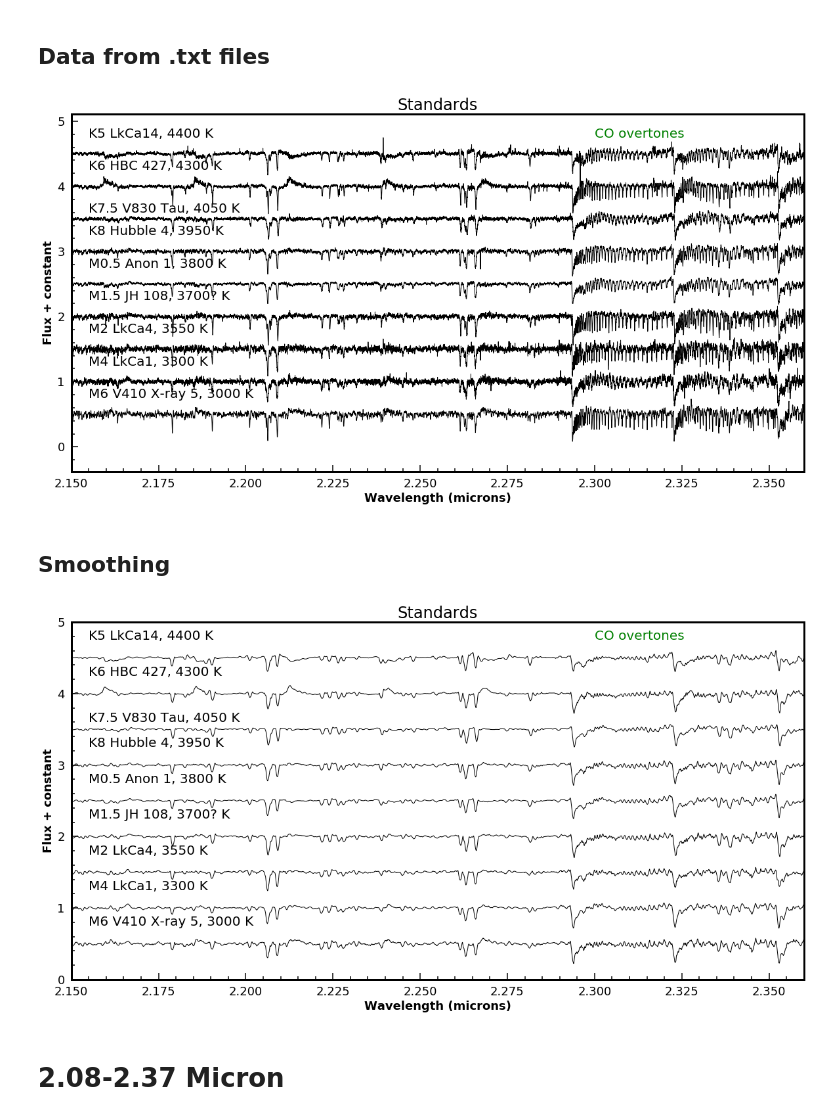
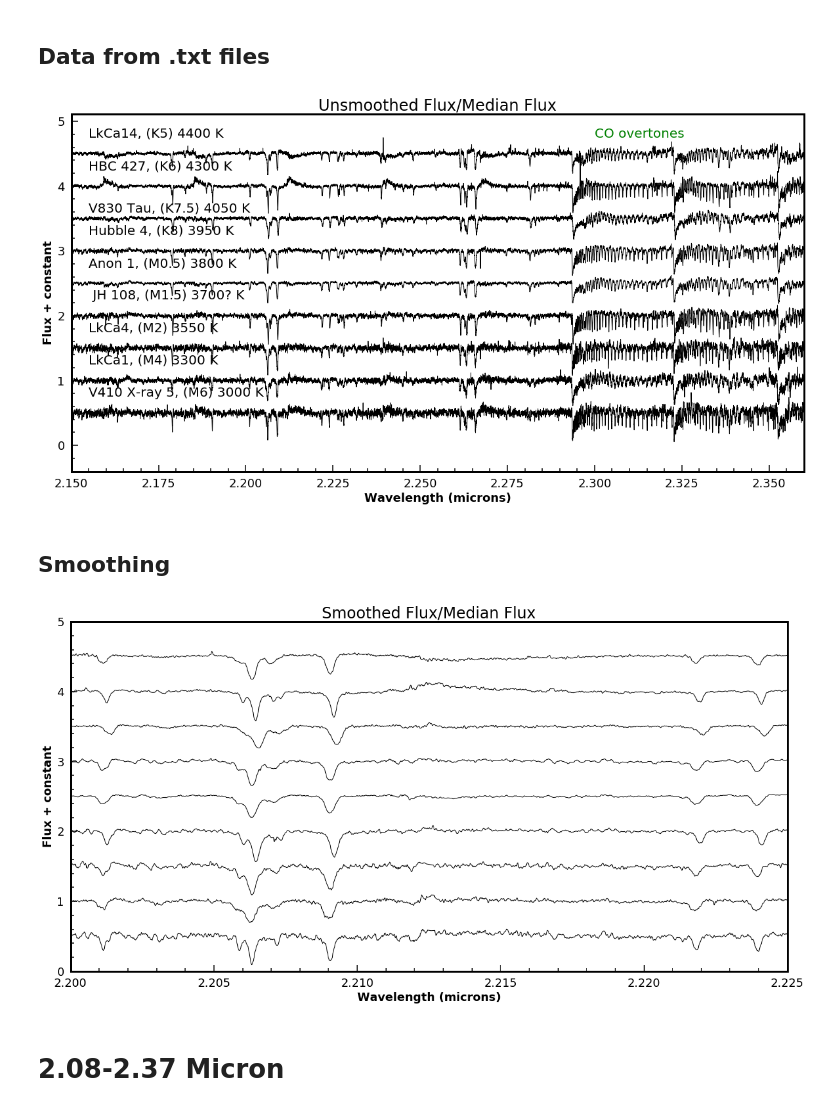
Before and after one commit to SavOliveira/IGRINS-Spectra, a Jupyter notebook: merged_standards_igrins.ipynb, the cells around one changed output. Cells and saved outputs as stored; diff of their text form; code cells hidden in the pictures.

```diff
--- a/merged_standards_igrins.ipynb
+++ b/merged_standards_igrins.ipynb
@@ -361,31 +361,31 @@ v830tau_medflux = median_filter(v830tau_flux,size=window_size)
 fig,ax = plt.subplots(figsize=(20,10))
 
 plt.plot(Lkca14_wavlen,Lkca14_flux/Lkca14_medflux+3.5,linewidth=1,c='black')
-ax.text(2.155,4.75,'K5 LkCa14, 4400 K')
+ax.text(2.155,4.75,'LkCa14, (K5) 4400 K')
 
 plt.plot(hbc427_wavlen,hbc427_flux/hbc427_medflux + 3,linewidth=1,c='black')
-ax.text(2.155,4.25,'K6 HBC 427, 4300 K')
+ax.text(2.155,4.25,'HBC 427, (K6) 4300 K')
 
 plt.plot(v830tau_wavlen,v830tau_flux/v830tau_medflux+2.5,linewidth=1,c='black')
-ax.text(2.155,3.6,'K7.5 V830 Tau, 4050 K')
+ax.text(2.155,3.6,'V830 Tau, (K7.5) 4050 K')
 
 plt.plot(hubble4_wavlen,hubble4_flux/hubble4_medflux + 2,linewidth=1,c='black')
-ax.text(2.155,3.25,'K8 Hubble 4, 3950 K')
+ax.text(2.155,3.25,'Hubble 4, (K8) 3950 K')
 
 plt.plot(anon1_wavlen,anon1_flux/anon1_medflux+1.5, linewidth=1,c='black')
-ax.text(2.155,2.75,'M0.5 Anon 1, 3800 K')
+ax.text(2.155,2.75,'Anon 1, (M0.5) 3800 K')
 
 plt.plot(jh108_wavlen,jh108_flux/jh108_medflux+1,linewidth=1,c='black')
-ax.text(2.155,2.25,'M1.5 JH 108, 3700? K')
+ax.text(2.155,2.25,' JH 108, (M1.5) 3700? K')
 
 plt.plot(Lkca4_wavlen,Lkca4_flux/Lkca4_medflux+0.5,linewidth=1,c='black')
-ax.text(2.155,1.75,'M2 LkCa4, 3550 K')
+ax.text(2.155,1.75,'LkCa4, (M2) 3550 K')
 
 plt.plot(Lkca1_wavlen,Lkca1_flux/Lkca1_medflux,linewidth=1,c='black')
-ax.text(2.155,1.25,'M4 LkCa1, 3300 K')
+ax.text(2.155,1.25,'LkCa1, (M4) 3300 K')
 
-plt.plot(v410_wavlen,savgol_filter(v410_flux/v410_medflux-0.5,window_length=11, polyorder=3),linewidth=1,c='black')
-ax.text(2.155,0.75,'M6 V410 X-ray 5, 3000 K')
+plt.plot(v410_wavlen,v410_flux/v410_medflux-0.5,linewidth=1,c='black')
+ax.text(2.155,0.75,'V410 X-ray 5, (M6) 3000 K')
 
 # CO Overtones
 ax.text(2.3,4.75,'CO overtones',color='g')
@@ -407,76 +407,80 @@ plt.xlim(2.15,2.36)
 plt.xlabel('Wavelength (microns)')
 plt.ylabel('Flux + constant')
 # plt.legend()
-plt.title('Standards')
+plt.title('Unsmoothed Flux/Median Flux')
 plt.savefig(fig_path+'standards_2.15_2.25.png')
 
 plt.show()
 # %% [output]
-[figure, old version]
+[figure, new version]
 # %% [markdown]
 ## Smoothing
 # %%
 # SciPy Savitzky-Golay filter settings
-filt_window = 101
-poly_order = 3
+filt_window = 3
+poly_order = 1
 # savgol_filter(x,window_length=filt_window,polyorder=poly_order)
 
 # Comment later because you're a lazy bum
 fig,ax = plt.subplots(figsize=(20,10))
 
 plt.plot(Lkca14_wavlen,savgol_filter(Lkca14_flux/Lkca14_medflux+3.5,window_length=filt_window,polyorder=poly_order),linewidth=1,c='black')
-ax.text(2.155,4.75,'K5 LkCa14, 4400 K')
+
 
 plt.plot(hbc427_wavlen,savgol_filter(hbc427_flux/hbc427_medflux+3,window_length=filt_window,polyorder=poly_order),linewidth=1,c='black')
-ax.text(2.155,4.25,'K6 HBC 427, 4300 K')
+
 
 plt.plot(v830tau_wavlen,savgol_filter(v830tau_flux/v830tau_medflux+2.5,window_length=filt_window,polyorder=poly_order),linewidth=1,c='black')
-ax.text(2.155,3.6,'K7.5 V830 Tau, 4050 K')
 
 plt.plot(hubble4_wavlen,savgol_filter(hubble4_flux/hubble4_medflux+2,window_length=filt_window,polyorder=poly_order),linewidth=1,c='black')
-ax.text(2.155,3.25,'K8 Hubble 4, 3950 K')
 
 plt.plot(anon1_wavlen,savgol_filter(anon1_flux/anon1_medflux+1.5,window_length=filt_window,polyorder=poly_order), linewidth=1,c='black')
-ax.text(2.155,2.75,'M0.5 Anon 1, 3800 K')
 
 plt.plot(jh108_wavlen,savgol_filter(jh108_flux/jh108_medflux+1,window_length=filt_window,polyorder=poly_order),linewidth=1,c='black')
-ax.text(2.155,2.25,'M1.5 JH 108, 3700? K')
 
 plt.plot(Lkca4_wavlen,savgol_filter(Lkca4_flux/Lkca4_medflux+0.5,window_length=filt_window,polyorder=poly_order),linewidth=1,c='black')
-ax.text(2.155,1.75,'M2 LkCa4, 3550 K')
 
 plt.plot(Lkca1_wavlen,savgol_filter(Lkca1_flux/Lkca1_medflux,window_length=filt_window,polyorder=poly_order),linewidth=1,c='black')
-ax.text(2.155,1.25,'M4 LkCa1, 3300 K')
 
 plt.plot(v410_wavlen,savgol_filter(v410_flux/v410_medflux-0.5,window_length=filt_window, polyorder=poly_order),linewidth=1,c='black')
-ax.text(2.155,0.75,'M6 V410 X-ray 5, 3000 K')
 
-# CO Overtones
-ax.text(2.3,4.75,'CO overtones',color='g')
+
+# ax.text(2.155,4.75,'K5 LkCa14, 4400 K')
+# ax.text(2.155,4.25,'K6 HBC 427, 4300 K')
+# ax.text(2.155,3.6,'K7.5 V830 Tau, 4050 K')
+# ax.text(2.155,3.25,'K8 Hubble 4, 3950 K')
+# ax.text(2.155,2.75,'M0.5 Anon 1, 3800 K')
+# ax.text(2.155,2.25,'M1.5 JH 108, 3700? K')
+# ax.text(2.155,1.75,'M2 LkCa4, 3550 K')
+# ax.text(2.155,1.25,'M4 LkCa1, 3300 K')
+# ax.text(2.155,0.75,'M6 V410 X-ray 5, 3000 K')
+# # CO Overtones
+# ax.text(2.3,4.75,'CO overtones',color='g')
 
 # ax.set_xscale('log')
 # ax.set_yscale('log')
 
 # Add minor ticks
 ax.xaxis.set_minor_locator(ticker.AutoMinorLocator())
 ax.yaxis.set_minor_locator(ticker.AutoMinorLocator())
 
 # Set the tick parameters
 ax.tick_params(axis='both', which='major', direction='in', width=1.5, length=10, pad=10)
 ax.tick_params(axis='both', which='minor', direction='in', width=1.5, length=5, pad=10)
 
-plt.xlim(2.15,2.36)
+# plt.xlim(2.15,2.36)
+plt.xlim(2.2,2.225)
 plt.ylim(0,5)
 
 plt.xlabel('Wavelength (microns)')
 plt.ylabel('Flux + constant')
 # plt.legend()
-plt.title('Standards')
+plt.title('Smoothed Flux/Median Flux')
 plt.savefig(fig_path+'standards_smoothed_overplot.png')
 
 plt.show()
 # %% [output]
-[figure, old version]
+[figure, new version]
 # %% [markdown]
 # 2.08-2.37 Micron
 # %%
```
Also changed, not shown: parts of 1 cell of this notebook, 17 other files.
